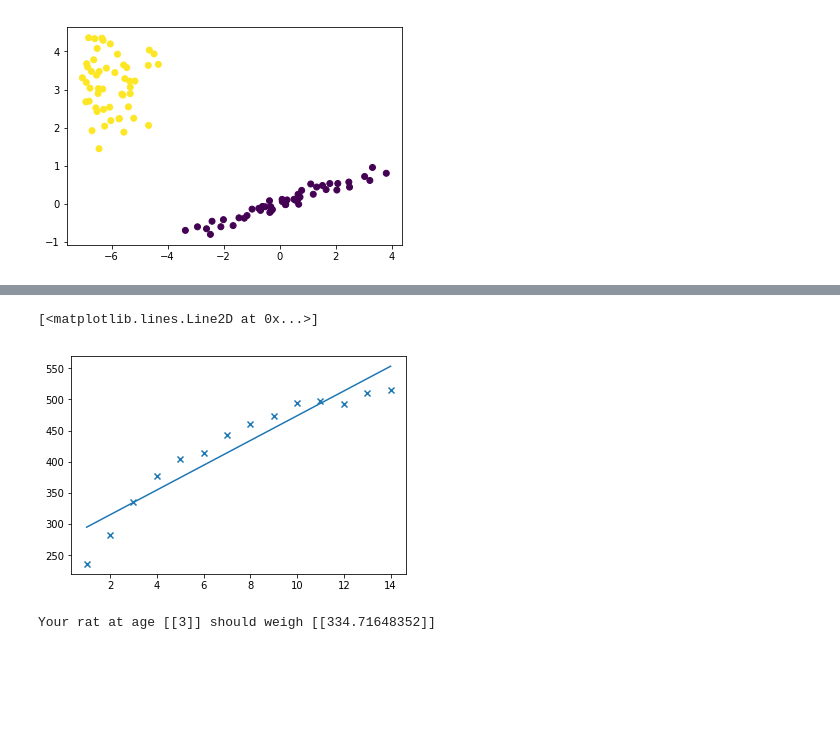
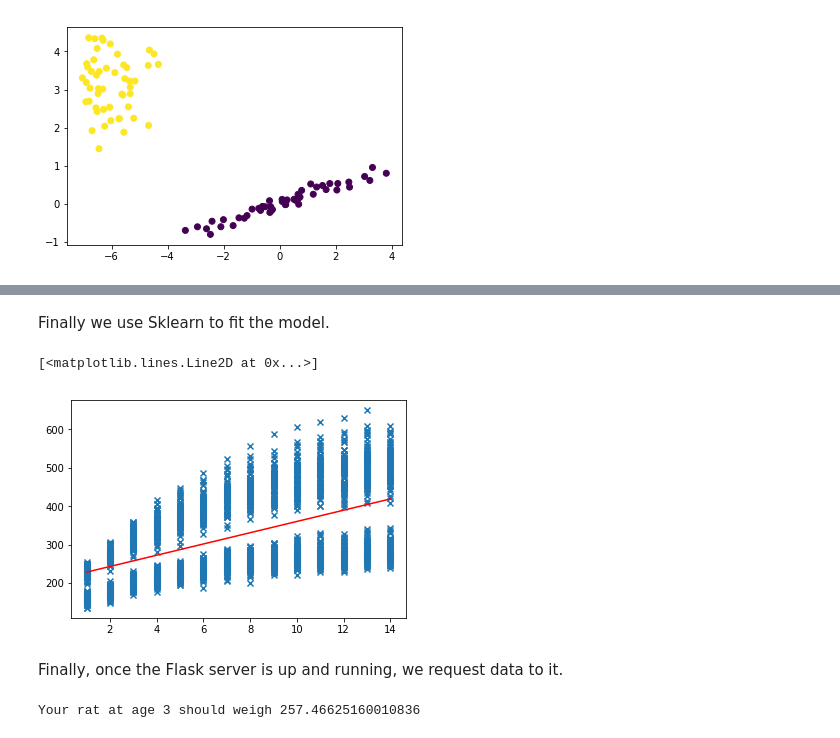
Before and after one commit to dhuynh95/X-AI, a Jupyter notebook: lesson_1_regression_classification/Lesson_1_regression.ipynb, the cells around one changed output, grey strips where cells are left out. Saved outputs shown, nothing was run; the diff lists cells and outputs as text; code cells hidden in the pictures; blank space fills up the shorter version.

```diff
--- a/lesson_1_regression_classification/Lesson_1_regression.ipynb
+++ b/lesson_1_regression_classification/Lesson_1_regression.ipynb
@@ -399,3 +444,7 @@ rat = data.loc[data.id == "B38602"]
 # %%
-x = rat.week.values.reshape(-1,1)
-y = rat.weight.values.reshape(-1,1)
+# We first extract the values
+x = data.week.values.reshape(-1,1)
+y = data.weight.values.reshape(-1,1)
+
+# We then plot it with matplotlib
+plt.scatter(x,y)
@@ -404,27 +454,34 @@ import flask
+# %% [markdown]
+Finally we use Sklearn to fit the model.
 # %%
 %matplotlib inline
 import matplotlib.pyplot as plt
 import sklearn.linear_model
 
+# We select the model
 model = sklearn.linear_model.LinearRegression()
+
+# We fit our data with the model
 model.fit(x,y)
 
+# We get predictions
 preds = model.predict(x)
 
+# We plot our predictions
 plt.scatter(x,y, marker ="x")
-plt.plot(x,preds,)
+plt.plot(x,preds,c = "r")
 # %% [output]
 [<matplotlib.lines.Line2D at 0x...>]
-[figure, old version]
+[figure, new version]
+# %% [markdown]
+Finally, once the Flask server is up and running, we request data to it.
 # %%
 import requests
 
-url = "http://127.0.0.1:5000/rat_weight"
+url = "http://127.0.0.1:5000/rat_weight?week=3"
 
-data = {"week" : 3}
-
-req = requests.post(url,data= data)
+req = requests.get(url)
 
 print(req.json())
 # %% [output]
-Your rat at age [[3]] should weigh [[334.71648352]]
+Your rat at age 3 should weigh 257.46625160010836
```
Also changed, not shown: parts of 21 cells of this notebook, 3 other files.
